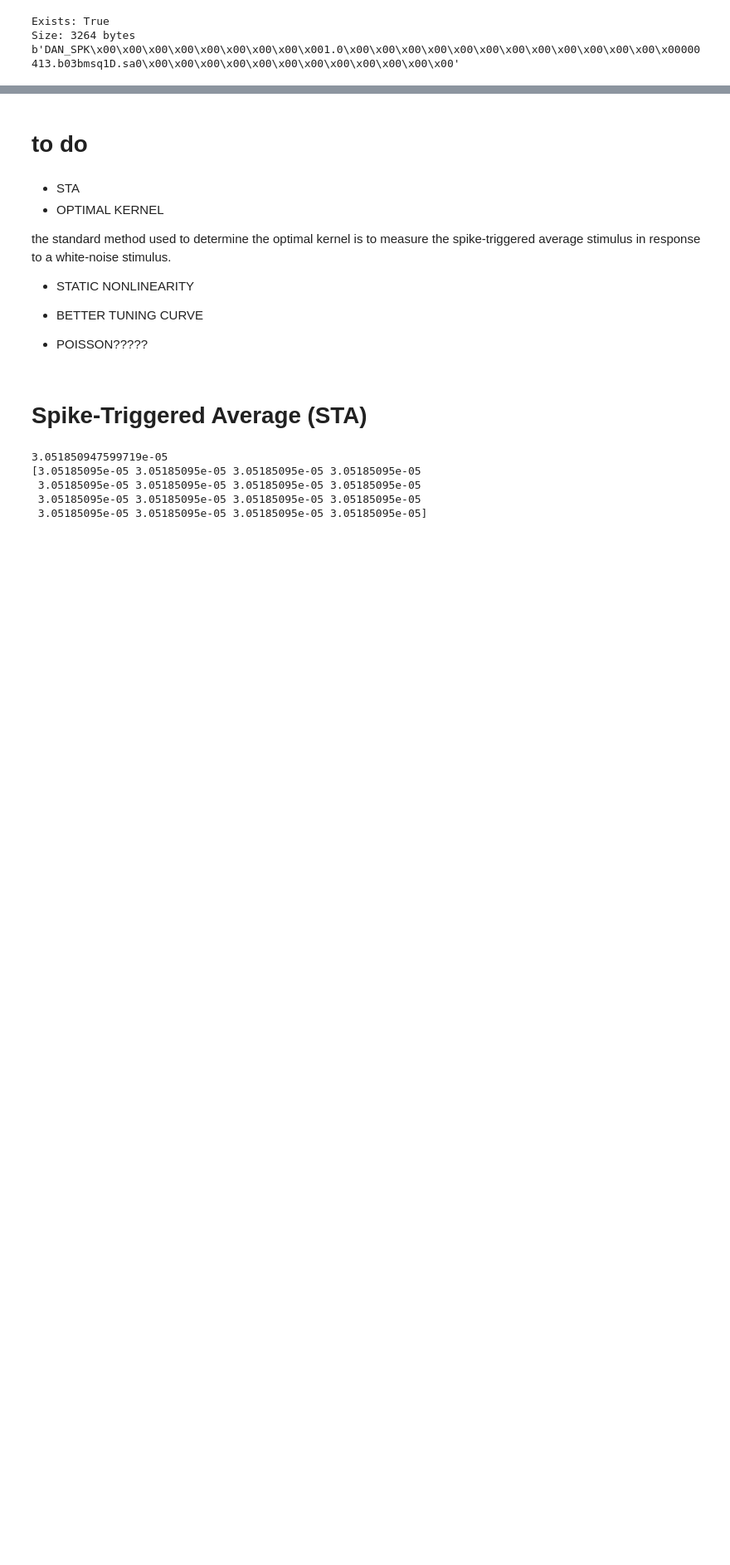
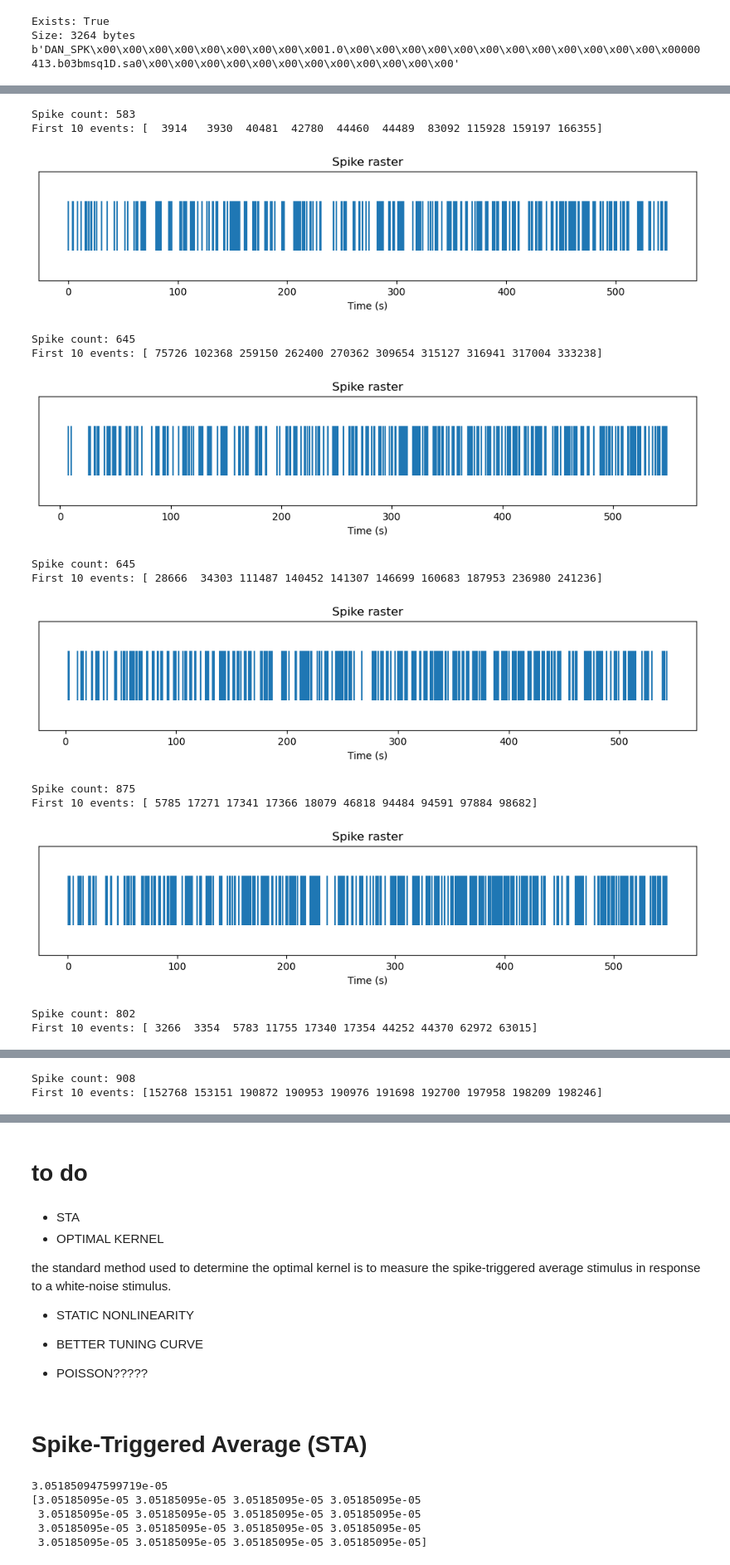
Before and after one commit to alessandrodipiano/neural_encoding, a Jupyter notebook: start.ipynb, the cells around one changed output, grey strips where cells are left out. Shown at 83% size. Cells and saved outputs as stored; diff of their text form; code cells hidden in the pictures; blank space fills up the shorter version.

```diff
--- a/start.ipynb
+++ b/start.ipynb
@@ -357,0 +423,34 @@ responses=np.array(responses)
+# %%
+for path in paths_linear_trial:
+
+
+    events, spike_times_sec, hdr = fget_spk_python(path)
+
+    print("Spike count:", len(events))
+    print("First 10 events:", events[:10])
+
+
+
+
+    plt.figure(figsize=(12, 2))
+    plt.eventplot(spike_times_sec, lineoffsets=1, linelengths=0.8)
+
+    plt.xlabel("Time (s)")
+    plt.yticks([])
+    plt.title("Spike raster")
+    plt.show()
+# %% [output]
+Spike count: 583
+First 10 events: [  3914   3930  40481  42780  44460  44489  83092 115928 159197 166355]
+[figure, added]
+Spike count: 645
+First 10 events: [ 75726 102368 259150 262400 270362 309654 315127 316941 317004 333238]
+[figure, added]
+Spike count: 645
+First 10 events: [ 28666  34303 111487 140452 141307 146699 160683 187953 236980 241236]
+[figure, added]
+Spike count: 875
+First 10 events: [ 5785 17271 17341 17366 18079 46818 94484 94591 97884 98682]
+[figure, added]
+Spike count: 802
+First 10 events: [ 3266  3354  5783 11755 17340 17354 44252 44370 62972 63015]
@@ -357,0 +458,2 @@ responses=np.array(responses)
+Spike count: 908
+First 10 events: [152768 153151 190872 190953 190976 191698 192700 197958 198209 198246]
```
Also changed, not shown: parts of 23 cells of this notebook.
